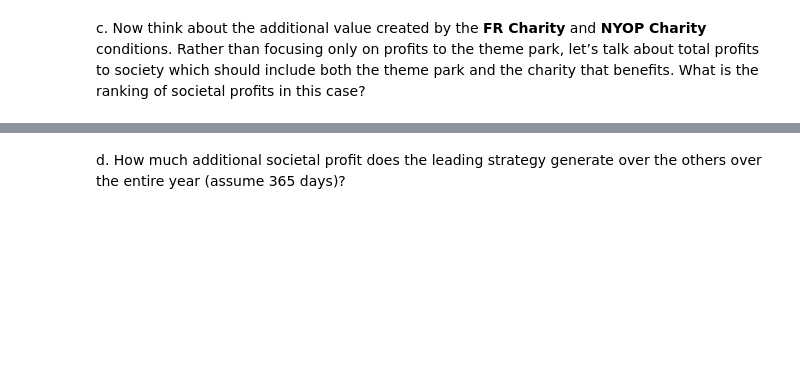
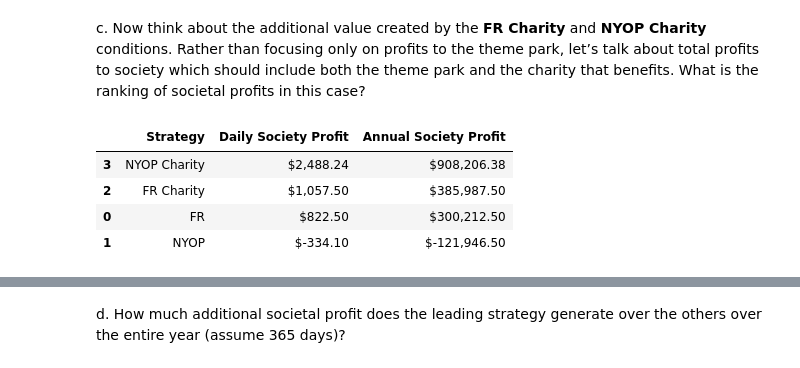
Before and after one commit to rsm-haz161/MGTA453-CaseStudy, a Jupyter notebook: Shared_Social_Responsibility.ipynb, the cells around one changed output, grey strips where cells are left out. Saved outputs shown, nothing was run; the diff lists cells and outputs as text; code cells hidden in the pictures; blank space fills up the shorter version.

Commit message:
Add Economics Part by Zixiao Ma

```diff
--- a/Shared_Social_Responsibility.ipynb
+++ b/Shared_Social_Responsibility.ipynb
@@ -45,3 +41,8 @@ When considering the two flat-rate pricing conditions, **FR** and **FR Charity**
+# %%
+import pandas as pd
+
+sales = pd.read_csv("Sales.csv")
+nyop = pd.read_csv("NYOP.csv")
 # %% [markdown]
 a. What are appropriate null and alternative hypothesis to compare population proportions?
 # %% [markdown]
@@ -86,2 +144,35 @@ b. Which strategy is the most profitable? What is the ranking of the strategies
 # %% [markdown]
 c. Now think about the additional value created by the **FR Charity** and **NYOP Charity** conditions. Rather than focusing only on profits to the theme park, let’s talk about total profits to society which should include both the theme park and the charity that benefits. What is the ranking of societal profits in this case?
+# %%
+# Author: Zixiao Ma
+# calculate total and daily society profit
+# FR charity
+fr_charity_daily_society = fr_charity_donation / 2 + fr_charity_profit
+# NYOP charity
+nyop_charity_daily_society = nyop_charity_donation / 3 + nyop_charity_profit
+# print the result
+results = pd.DataFrame(
+    {
+        "Strategy": ["FR", "NYOP", "FR Charity", "NYOP Charity"],
+        "Daily Society Profit": [
+            fr_profit,
+            nyop_profit,
+            fr_charity_daily_society,
+            nyop_charity_daily_society,
+        ],
+    }
+)
+results["Annual Society Profit"] = results["Daily Society Profit"] * 365
+results_1 = results.sort_values("Daily Society Profit", ascending=False).round(2)
+
+display(
+    results_1.style.format(
+        {"Daily Society Profit": "${:,.2f}", "Annual Society Profit": "${:,.2f}"}
+    )
+)
+# %% [output]
+|  | Strategy | Daily Society Profit | Annual Society Profit |
+| 3 | NYOP Charity | $2,488.24 | $908,206.38 |
+| 2 | FR Charity | $1,057.50 | $385,987.50 |
+| 0 | FR | $822.50 | $300,212.50 |
+| 1 | NYOP | $-334.10 | $-121,946.50 |
```
Also changed, not shown: parts of 9 cells of this notebook.
